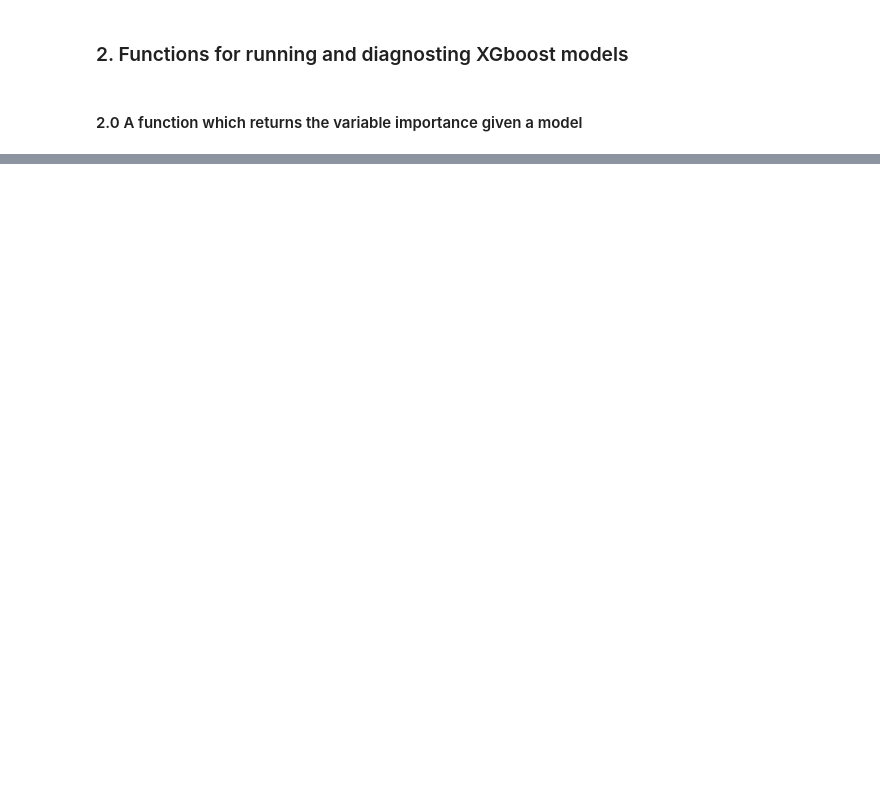
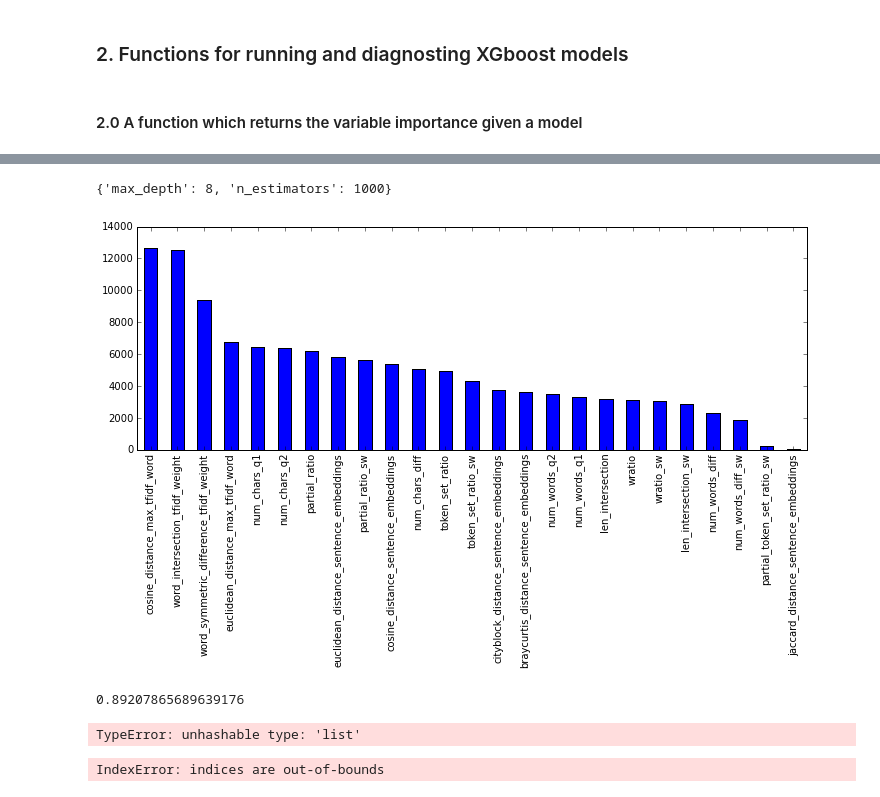
Before and after one commit to tamirbennatan/quora, a Jupyter notebook: xgboost/xgb_model.ipynb, the cells around one changed output, grey strips where cells are left out. Saved outputs shown, nothing was run; the diff lists cells and outputs as text; code cells hidden in the pictures; blank space fills up the shorter version.

```diff
--- a/xgboost/xgb_model.ipynb
+++ b/xgboost/xgb_model.ipynb
@@ -215,0 +325,8 @@ feature_importance(s)
+# %%
+grid_result2.best_params_
+# %% [output]
+{'max_depth': 8, 'n_estimators': 1000}
+# %%
+feature_importance(grid_result2.best_estimator_)
+# %% [output]
+[figure, added]
@@ -215,0 +335,13 @@ feature_importance(s)
+# %%
+accuracy_score(y_pred = grid_result2.predict(X_train.iloc[validation_split[0][1]]),
+               y_true=y_train[validation_split[0][1]])
+# %% [output]
+0.89207865689639176
+# %%
+X_train[validation_split[0][1].tolist(),]
+# %% [output]
+TypeError: unhashable type: 'list'
+# %%
+grid_result2.predict(X_train[validation_split[0][1]])
+# %% [output]
+IndexError: indices are out-of-bounds
```
Also changed, not shown: parts of 30 cells of this notebook, 1 other file.
